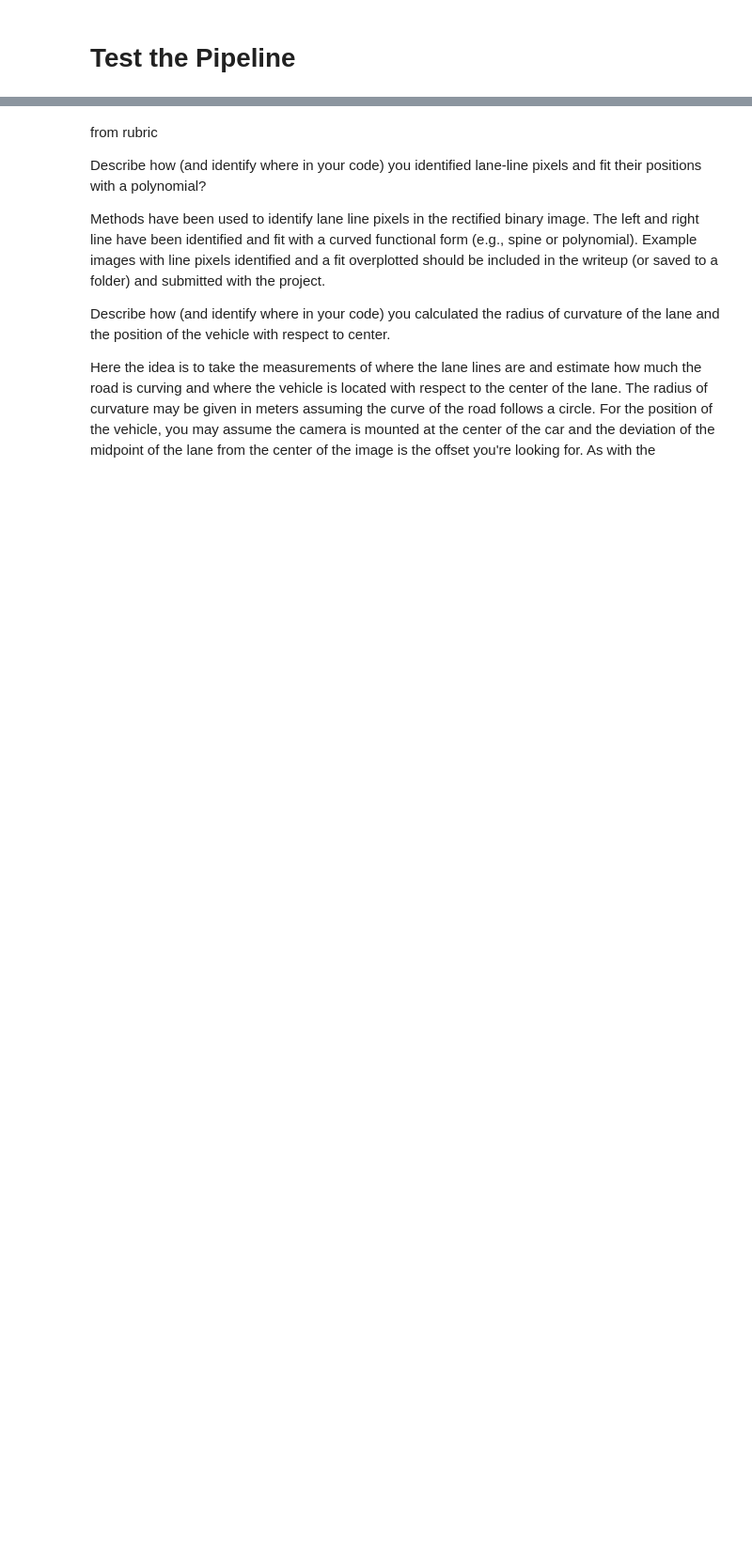
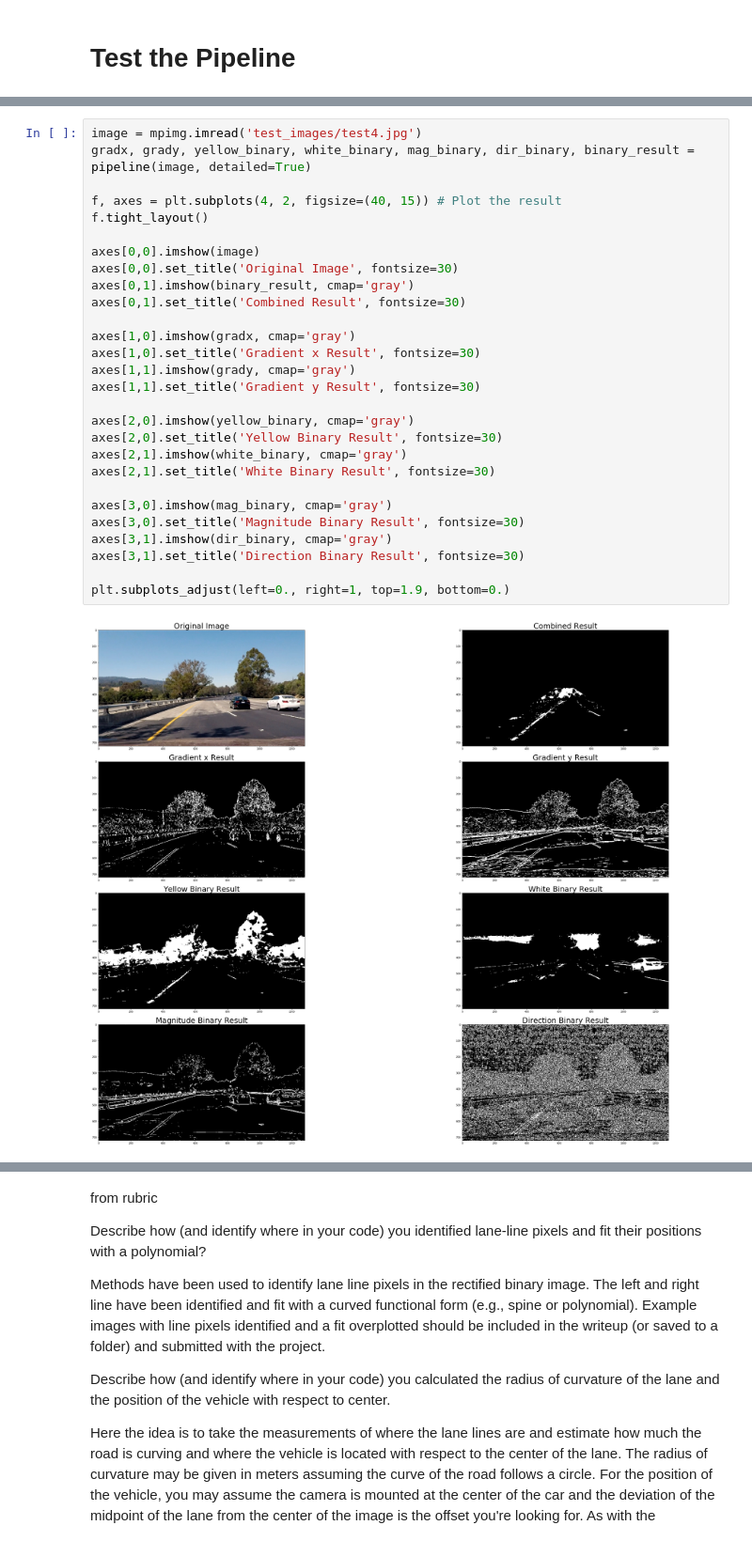
Before and after one commit to rjlutz/CarND-Advanced-Lane-Lines, a Jupyter notebook: Advanced Lane Lines.ipynb, the cells around one changed output, grey strips where cells are left out. Shown at 94% size. Drawn from its saved outputs; the diff is of its cells as text; blank space fills up the shorter version.

```diff
--- a/Advanced Lane Lines.ipynb
+++ b/Advanced Lane Lines.ipynb
@@ -690,0 +220,30 @@ transforming forward camera image to topdown view, img shape = (1280, 720)
+# %%
+image = mpimg.imread('test_images/test4.jpg')
+gradx, grady, yellow_binary, white_binary, mag_binary, dir_binary, binary_result = pipeline(image, detailed=True)
+
+f, axes = plt.subplots(4, 2, figsize=(40, 15)) # Plot the result
+f.tight_layout()
+
+axes[0,0].imshow(image)
+axes[0,0].set_title('Original Image', fontsize=30)
+axes[0,1].imshow(binary_result, cmap='gray')
+axes[0,1].set_title('Combined Result', fontsize=30)
+
+axes[1,0].imshow(gradx, cmap='gray')
+axes[1,0].set_title('Gradient x Result', fontsize=30)
+axes[1,1].imshow(grady, cmap='gray')
+axes[1,1].set_title('Gradient y Result', fontsize=30)
+
+axes[2,0].imshow(yellow_binary, cmap='gray')
+axes[2,0].set_title('Yellow Binary Result', fontsize=30)
+axes[2,1].imshow(white_binary, cmap='gray')
+axes[2,1].set_title('White Binary Result', fontsize=30)
+
+axes[3,0].imshow(mag_binary, cmap='gray')
+axes[3,0].set_title('Magnitude Binary Result', fontsize=30)
+axes[3,1].imshow(dir_binary, cmap='gray')
+axes[3,1].set_title('Direction Binary Result', fontsize=30)
+
+plt.subplots_adjust(left=0., right=1, top=1.9, bottom=0.)
+# %% [output]
+[figure, added]
```
Also changed, not shown: parts of 46 cells of this notebook, 3 other files.
